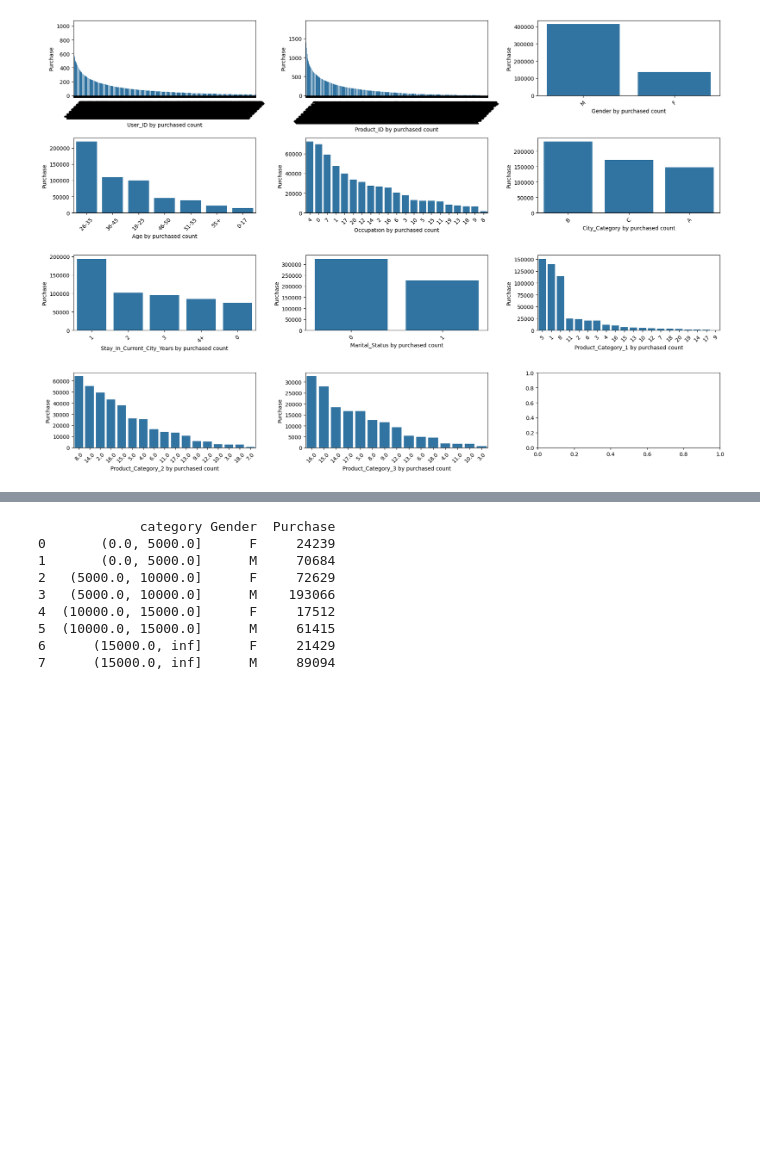
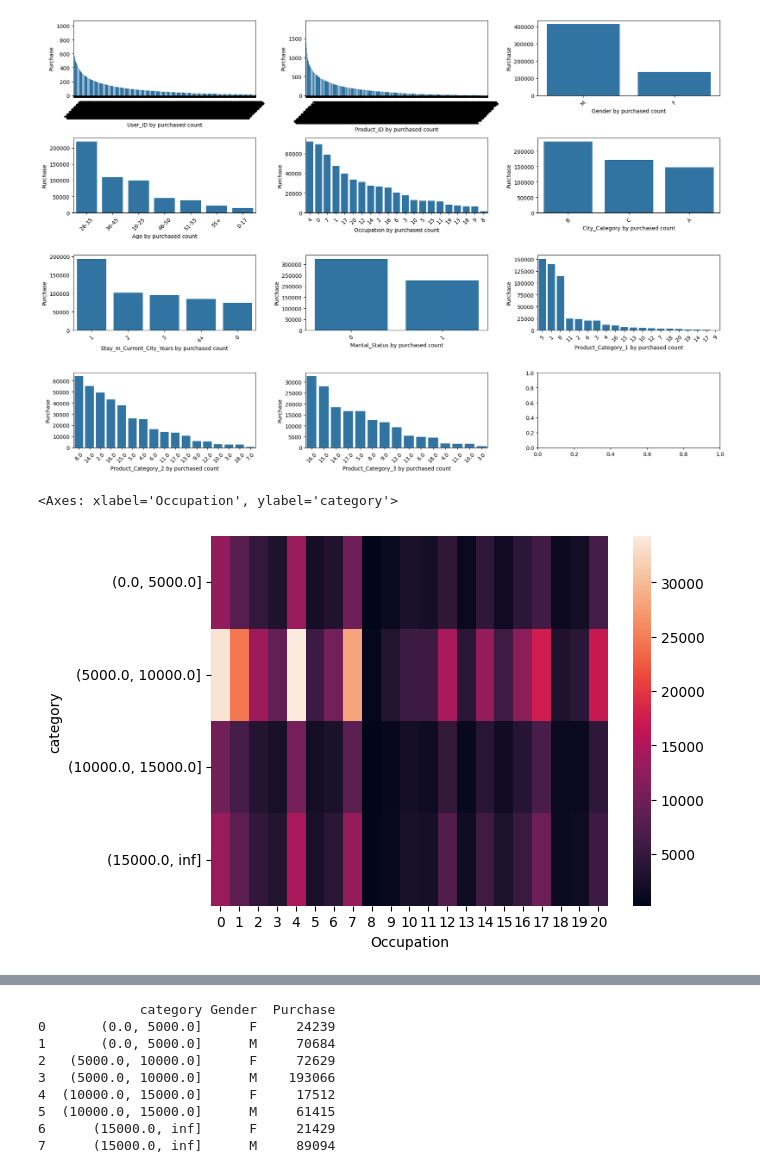
Before and after one commit to LeoCenturion/ceia-deep-learning, a Jupyter notebook: Untitled.ipynb, the cells around one changed output, grey strips where cells are left out. Saved outputs shown, nothing was run; the diff lists cells and outputs as text; code cells hidden in the pictures; blank space fills up the shorter version.

```diff
--- a/Untitled.ipynb
+++ b/Untitled.ipynb
@@ -178,3 +182,10 @@ plt.tight_layout()
 plt.show()
 # %% [output]
 [figure]
+# %%
+purchased_by_category = black_sales.groupby(['category', 'Occupation'])['Purchase'] \
+        .count().reset_index().pivot(index='category', columns="Occupation", values="Purchase")
+sns.heatmap(purchased_by_category)
+# %% [output]
+<Axes: xlabel='Occupation', ylabel='category'>
+[figure, added]
```
Also changed, not shown: parts of 47 cells of this notebook, 13 other files.
